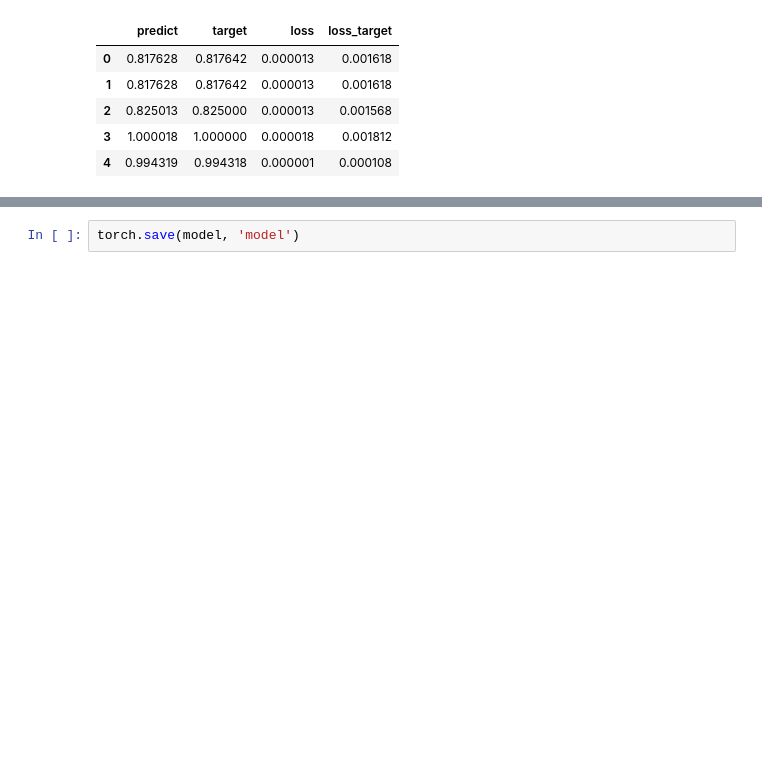
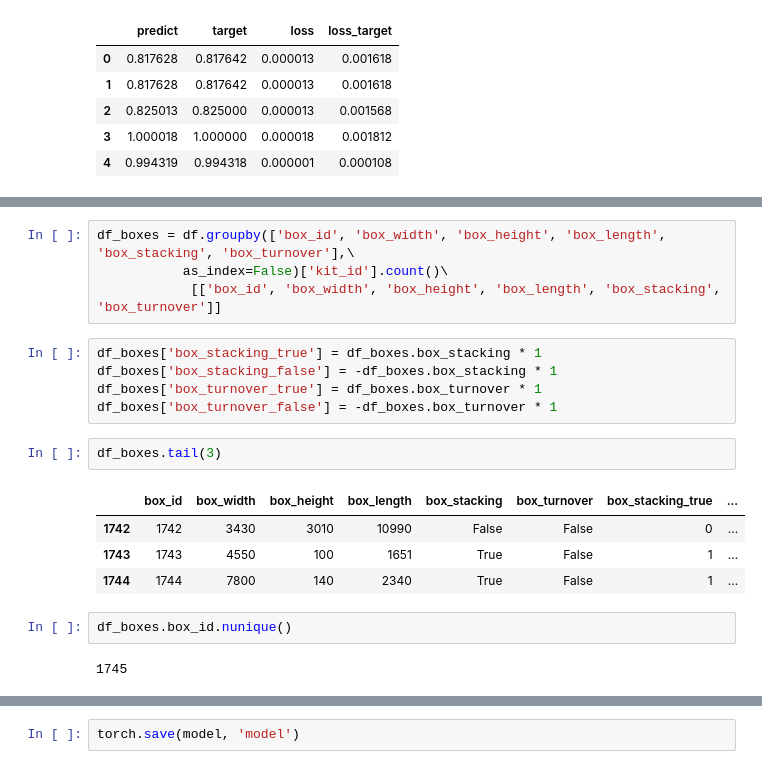
Before and after one commit to esvesv/gaprix, a Jupyter notebook: Untitled.ipynb, the cells around one changed output, grey strips where cells are left out. Saved outputs shown, nothing was run; the diff lists cells and outputs as text; blank space fills up the shorter version.

```diff
--- a/Untitled.ipynb
+++ b/Untitled.ipynb
@@ -706,0 +640,20 @@ for item in zip(outputs, labels):
+# %%
+df_boxes = df.groupby(['box_id', 'box_width', 'box_height', 'box_length', 'box_stacking', 'box_turnover'],\
+           as_index=False)['kit_id'].count()\
+            [['box_id', 'box_width', 'box_height', 'box_length', 'box_stacking', 'box_turnover']]
+# %%
+df_boxes['box_stacking_true'] = df_boxes.box_stacking * 1
+df_boxes['box_stacking_false'] = -df_boxes.box_stacking * 1
+df_boxes['box_turnover_true'] = df_boxes.box_turnover * 1
+df_boxes['box_turnover_false'] = -df_boxes.box_turnover * 1
+# %%
+df_boxes.tail(3)
+# %% [output]
+|  | box_id | box_width | box_height | box_length | box_stacking | box_turnover | box_stacking_true | ... |
+| 1742 | 1742 | 3430 | 3010 | 10990 | False | False | 0 | ... |
+| 1743 | 1743 | 4550 | 100 | 1651 | True | False | 1 | ... |
+| 1744 | 1744 | 7800 | 140 | 2340 | True | False | 1 | ... |
+# %%
+df_boxes.box_id.nunique()
+# %% [output]
+1745
```
Also changed, not shown: parts of 28 cells of this notebook, 4 other files.
